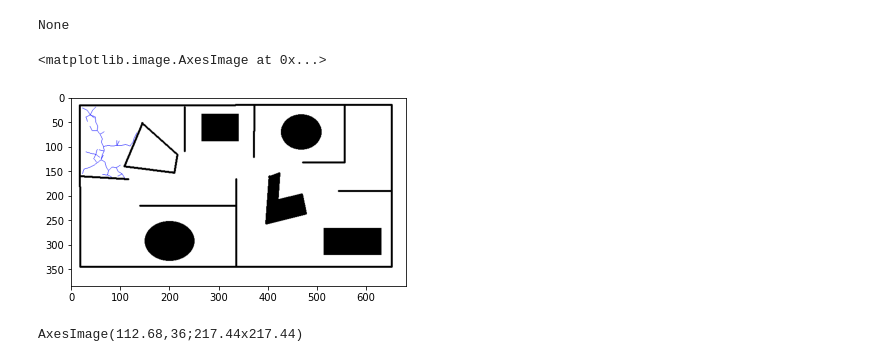
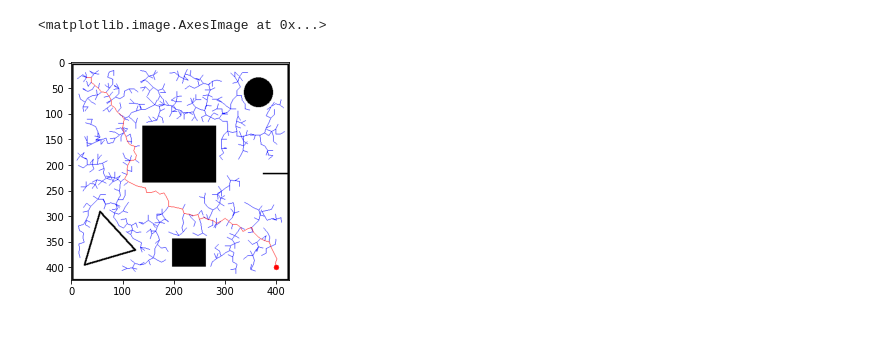
Before and after one commit to loaydatrain/Robotics-Planning-and-Navigation, a Jupyter notebook: assignment1/rrt.ipynb, the cells around one changed output. Cells and saved outputs as stored; diff of their text form; code cells hidden in the pictures; blank space fills up the shorter version.

```diff
--- a/assignment1/rrt.ipynb
+++ b/assignment1/rrt.ipynb
@@ -114,12 +75,11 @@ def dfs(cur,des,path):
     global opt
     path.append(cur)
     if cur == des:
-#         print(path)
         opt = path.copy()
         return path
     vis[cur] = 1
     if len(gra[cur]) > 0:
         for pt in gra[cur]:
-            if vis[pt] == 0:
+            if (vis[pt]).all() == 0:
                 dfs(pt,des,path)
     path.pop()
@@ -125,0 +149,14 @@ def dfs(cur,des,path):
+# %%
+t1 = [[30,30]]
+t2 = [[400,400]]
+t1 = np.asarray(t1)
+t2 = np.asarray(t2)
+# img = 255*np.ones((200,200,3))
+img = cv2.imread("/content/sq_maze.png")
+cv2.circle(img,tuple(t2[0]), 5, (255,0,0), -1)
+gra = {}
+vis = {}
+opt = []
+temp=[]
+path = rrt_holon(img,t1,t2)
+plt.imshow(img)
@@ -126,44 +177,18 @@ def dfs(cur,des,path):
 # %%
-t1 = [[50,50]]
-t2 = [[600,150]]
-t1 = np.asarray(t1)
-t2 = np.asarray(t2)
-img = 255*np.ones((200,200,3))
-img = cv2.imread("untitled.png")
-gra = {}
-vis = {}
-opt = []
-path = rrt_holon(img,t1,t2)
-print(path)
+for x1,y1,x2,y2 in path:
+    gra[tuple([x1,y1])].append(tuple([x2,y2]))
+vis = np.zeros(img.shape)
+__ = []
+asdf = []
+tem = dfs(tuple(t1[0]),tuple(t2[0]),asdf)
+tem1 = opt
+for i in range(len(tem1) - 1):
+    x1 = tem1[i][0]
+    y1 = tem1[i][1]
+    x2 = tem1[i + 1][0]
+    y2 = tem1[i + 1][1]
+    cv2.line(img,(x1,y1),(x2,y2),(255,0,0))
 plt.imshow(img)
-# for x1,y1,x2,y2 in path:
-# #     print(x1,y1,x2,y2)
-#     cv2.line(img,(x1,y1),(x2,y2),(255,0,0))
-#     gra[tuple([x1,y1])].append(tuple([x2,y2]))
-# # vis = np.zeros(img.shape)
-# # __ = []
-# asdf = []
-# # dfs(tuple(t1[0]),tuple(t2[0]),tem)
-# tem = dfs(tuple(t1[0]),tuple(t2[0]),asdf)
-# # print(__)
-# tem1 = opt
-# for i in range(len(tem1) - 1):
-#     x1 = tem1[i][0]
-#     y1 = tem1[i][1]
-#     x2 = tem1[i + 1][0]
-#     y2 = tem1[i + 1][1]
-#     cv2.line(img,(x1,y1),(x2,y2),(0,0,0))
-# plt.imshow(img)
-# print(t2[0][0],t2[0][1])
 # %% [output]
-None
+<matplotlib.image.AxesImage at 0x...>
-<matplotlib.image.AxesImage at 0x...>
-[figure, old version]
+[figure, new version]
-# %%
-# tem = [(20, 20), (28, 25), (35, 31), (34, 40), (43, 41), (52, 43), (59, 49), (59, 58), (60, 67), (54, 75), (61, 81), (67, 88), (70, 97), (79, 99), (88, 100), (96, 94), (100, 100)]
-print(__)
-
-# plt.imshow(img)
-#     gra[tuple([x1,y1])].append(tuple([x2,y2]))
-# %% [output]
-AxesImage(112.68,36;217.44x217.44)
```
Also changed, not shown: parts of 10 cells of this notebook, 4 other files.
